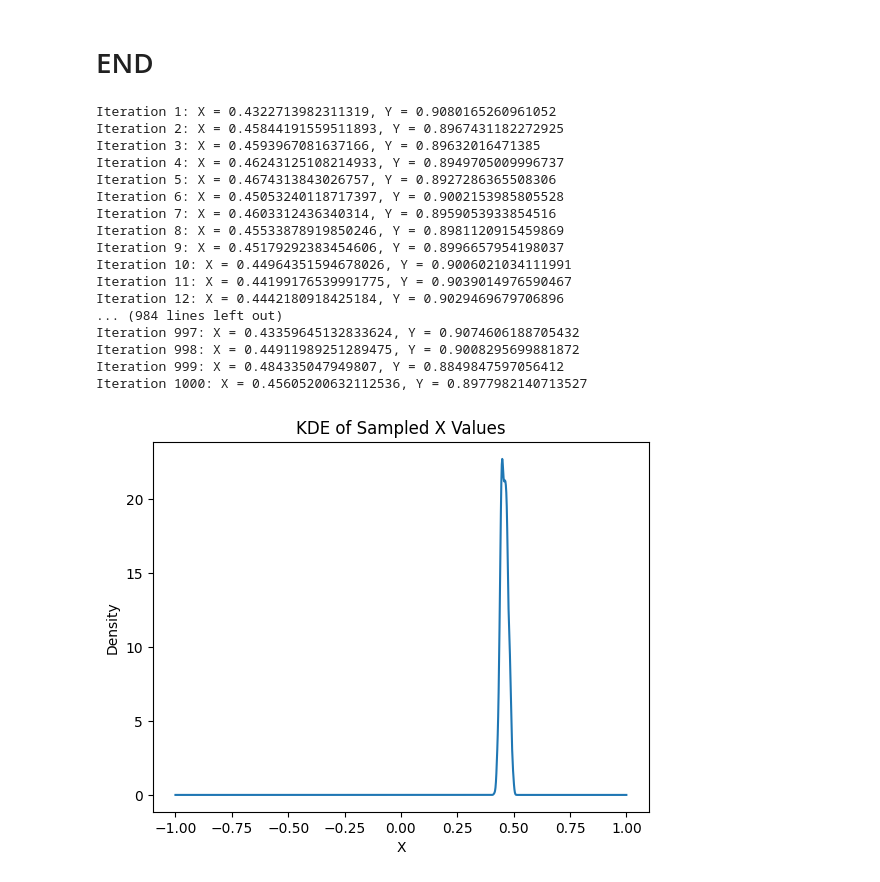
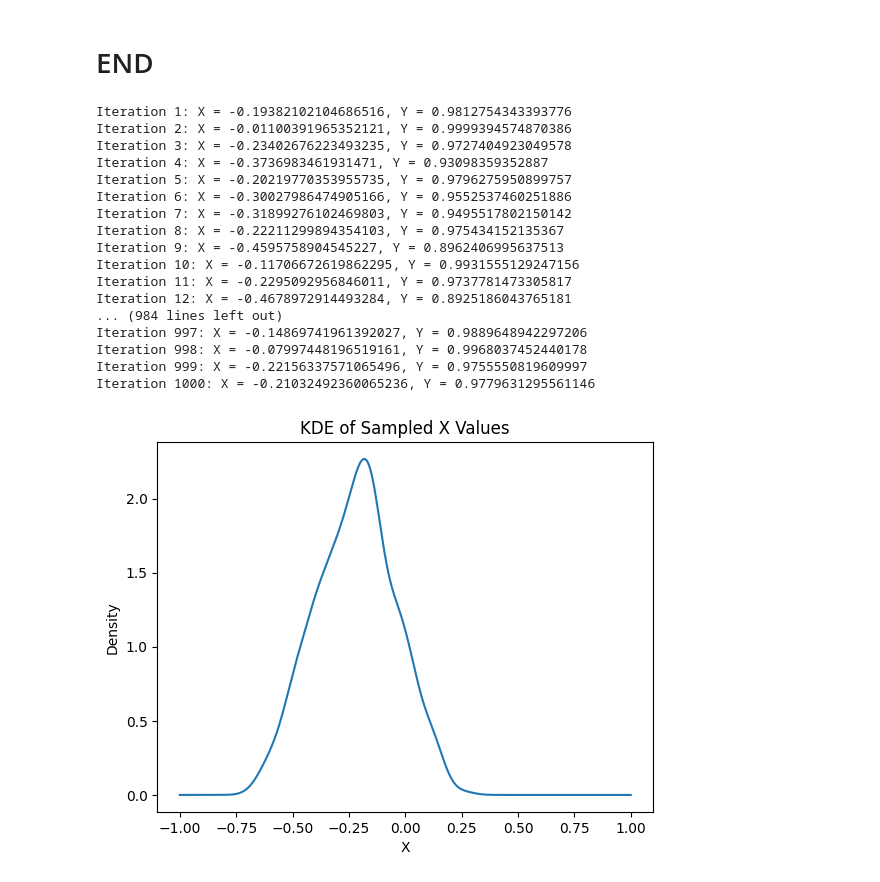
Before and after one commit to Aarya-Gupta/Autonomous-Driving-Systems, a Jupyter notebook: Week_03/Bicycle_model_w_heading_angle_only.ipynb, the cells around one changed output. Saved outputs shown, nothing was run; the diff lists cells and outputs as text; code cells hidden in the pictures.

Commit message:
Completed KDE simulation. Tested on various types of  initial distributions of Δθ(t) which include uniform, gaussian and triangular distribution. Respective obsevations also mentioned.

```diff
--- a/Week_03/Bicycle_model_w_heading_angle_only.ipynb
+++ b/Week_03/Bicycle_model_w_heading_angle_only.ipynb
@@ -172,53 +172,54 @@ num_iterations = 1000
 X_samples = []
 
 # Sample initial X from uniform distribution
-X = np.random.uniform(initial_low, initial_high)
+X = np.random.normal(0, 0.4)
+#X = random.randint(initial_low, initial_high)
 X_samples.append(X)
 
 # Iterate the process
 for i in range(num_iterations):
     # Compute Y = cos(X)
     Y = compute_Y(X)
 
     # Print current iteration details
     print(f"Iteration {i+1}: X = {X}, Y = {Y}")
 
     # Update the distribution using KDE
     if len(X_samples) > 1:
         kde = stats.gaussian_kde(X_samples)
         X = kde.resample(1)[0][0]
     else:
         # For the first iteration, use the initial uniform distribution
         X = np.random.uniform(initial_low, initial_high)
 
     # Append the new X to the samples list
     X_samples.append(X)
 
 # Plot the KDE of the final sample distribution
 if len(X_samples) > 1:
     kde = stats.gaussian_kde(X_samples)
     x_range = np.linspace(initial_low, initial_high, 1000)
     plt.plot(x_range, kde(x_range))
     plt.title("KDE of Sampled X Values")
     plt.xlabel("X")
     plt.ylabel("Density")
     plt.show()
 # %% [output]
-Iteration 1: X = 0.4322713982311319, Y = 0.9080165260961052
-Iteration 2: X = 0.45844191559511893, Y = 0.8967431182272925
-Iteration 3: X = 0.4593967081637166, Y = 0.89632016471385
-Iteration 4: X = 0.46243125108214933, Y = 0.8949705009996737
-Iteration 5: X = 0.4674313843026757, Y = 0.8927286365508306
-Iteration 6: X = 0.45053240118717397, Y = 0.9002153985805528
-Iteration 7: X = 0.4603312436340314, Y = 0.8959053933854516
-Iteration 8: X = 0.45533878919850246, Y = 0.8981120915459869
-Iteration 9: X = 0.45179292383454606, Y = 0.8996657954198037
-Iteration 10: X = 0.44964351594678026, Y = 0.9006021034111991
-Iteration 11: X = 0.44199176539991775, Y = 0.9039014976590467
-Iteration 12: X = 0.4442180918425184, Y = 0.9029469679706896
+Iteration 1: X = -0.19382102104686516, Y = 0.9812754343393776
+Iteration 2: X = -0.01100391965352121, Y = 0.9999394574870386
+Iteration 3: X = -0.23402676223493235, Y = 0.9727404923049578
+Iteration 4: X = -0.3736983461931471, Y = 0.93098359352887
+Iteration 5: X = -0.20219770353955735, Y = 0.9796275950899757
+Iteration 6: X = -0.30027986474905166, Y = 0.9552537460251886
+Iteration 7: X = -0.31899276102469803, Y = 0.9495517802150142
+Iteration 8: X = -0.22211299894354103, Y = 0.975434152135367
+Iteration 9: X = -0.4595758904545227, Y = 0.8962406995637513
+Iteration 10: X = -0.11706672619862295, Y = 0.9931555129247156
+Iteration 11: X = -0.2295092956846011, Y = 0.9737781473305817
+Iteration 12: X = -0.4678972914493284, Y = 0.8925186043765181
 ... (984 lines left out)
-Iteration 997: X = 0.43359645132833624, Y = 0.9074606188705432
-Iteration 998: X = 0.44911989251289475, Y = 0.9008295699881872
-Iteration 999: X = 0.484335047949807, Y = 0.8849847597056412
-Iteration 1000: X = 0.45605200632112536, Y = 0.8977982140713527
+Iteration 997: X = -0.14869741961392027, Y = 0.9889648942297206
+Iteration 998: X = -0.07997448196519161, Y = 0.9968037452440178
+Iteration 999: X = -0.22156337571065496, Y = 0.9755550819609997
+Iteration 1000: X = -0.21032492360065236, Y = 0.9779631295561146
-[figure, old version]
+[figure, new version]
```
Also changed, not shown: 1 other file.
